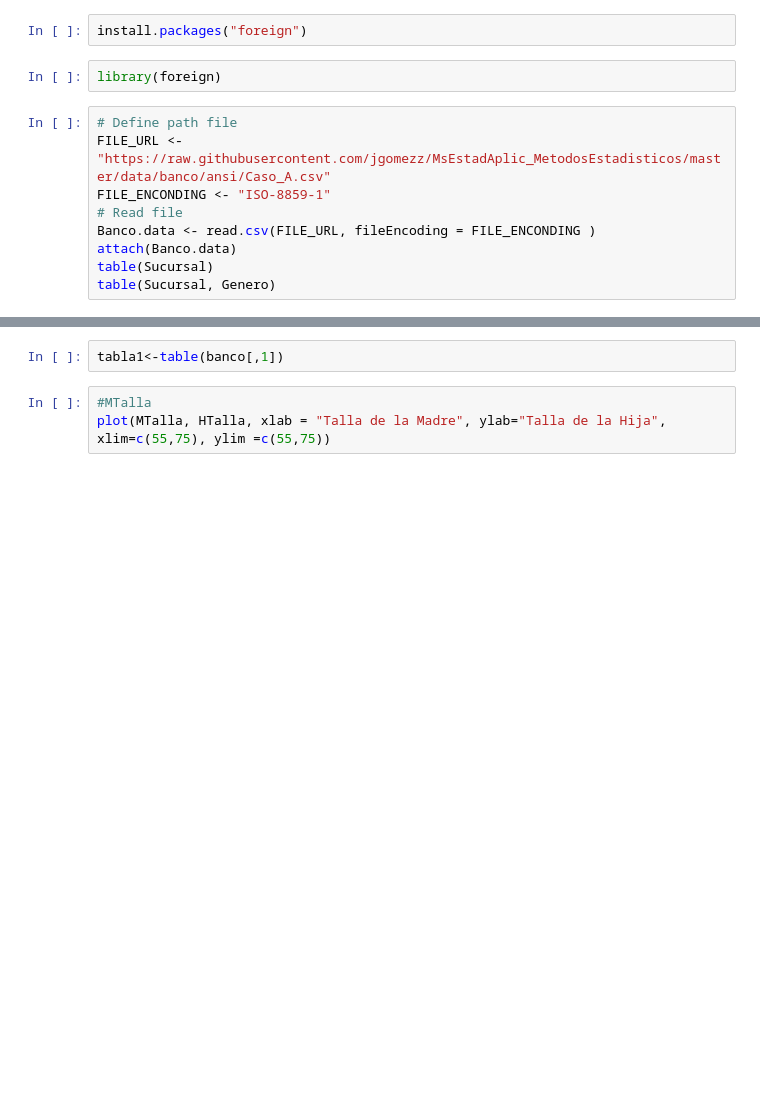
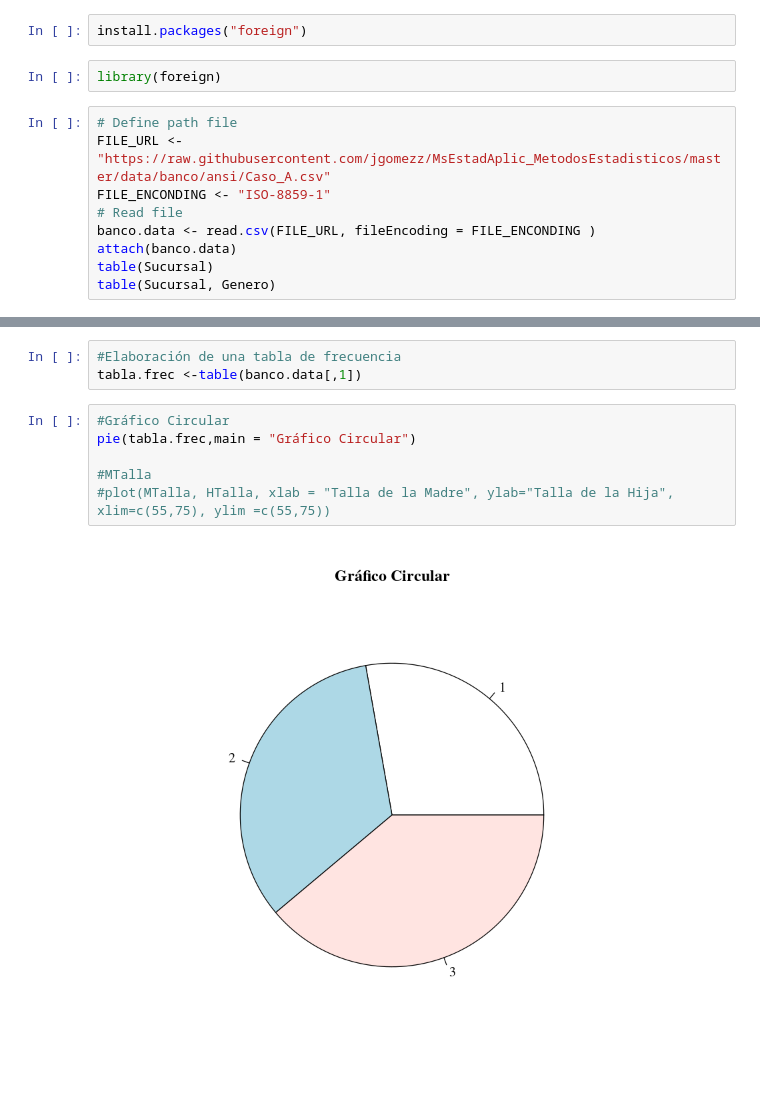
Before and after one commit to jgomezz/MsEstadAplic_MetodosEstadisticos, a Jupyter notebook: Cap01-ConceptosGenerales_EstadisticaDescriptiva.ipynb, the cells around one changed output, grey strips where cells are left out. Cells and saved outputs as stored; diff of their text form; blank space fills up the shorter version.

```diff
--- a/Cap01-ConceptosGenerales_EstadisticaDescriptiva.ipynb
+++ b/Cap01-ConceptosGenerales_EstadisticaDescriptiva.ipynb
@@ -7,7 +7,7 @@ library(foreign)
 FILE_URL <- "https://raw.githubusercontent.com/jgomezz/MsEstadAplic_MetodosEstadisticos/master/data/banco/ansi/Caso_A.csv"
 FILE_ENCONDING <- "ISO-8859-1"
 # Read file
-Banco.data <- read.csv(FILE_URL, fileEncoding = FILE_ENCONDING )
-attach(Banco.data)
+banco.data <- read.csv(FILE_URL, fileEncoding = FILE_ENCONDING )
+attach(banco.data)
 table(Sucursal)
 table(Sucursal, Genero)
@@ -14,5 +26,11 @@ table(Sucursal, Genero)
-# %%
-tabla1<-table(banco[,1])
+# %%
+#Elaboración de una tabla de frecuencia
+tabla.frec <-table(banco.data[,1])
 # %%
+#Gráfico Circular
+pie(tabla.frec,main = "Gráfico Circular")
+
 #MTalla
-plot(MTalla, HTalla, xlab = "Talla de la Madre", ylab="Talla de la Hija", xlim=c(55,75), ylim =c(55,75))
+#plot(MTalla, HTalla, xlab = "Talla de la Madre", ylab="Talla de la Hija", xlim=c(55,75), ylim =c(55,75))
+# %% [output]
+[figure, added]
```
Also changed, not shown: parts of 1 cell of this notebook.
